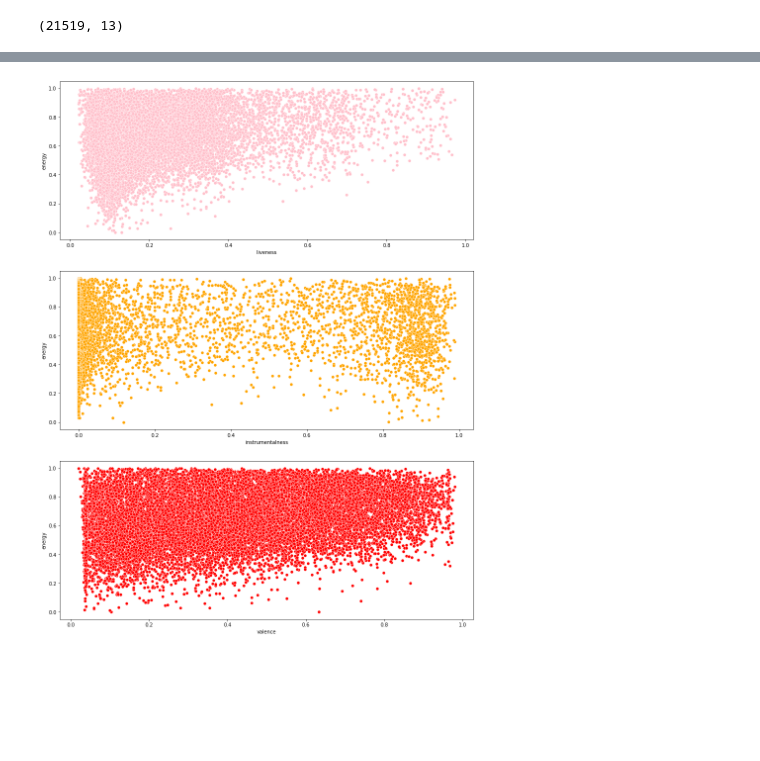
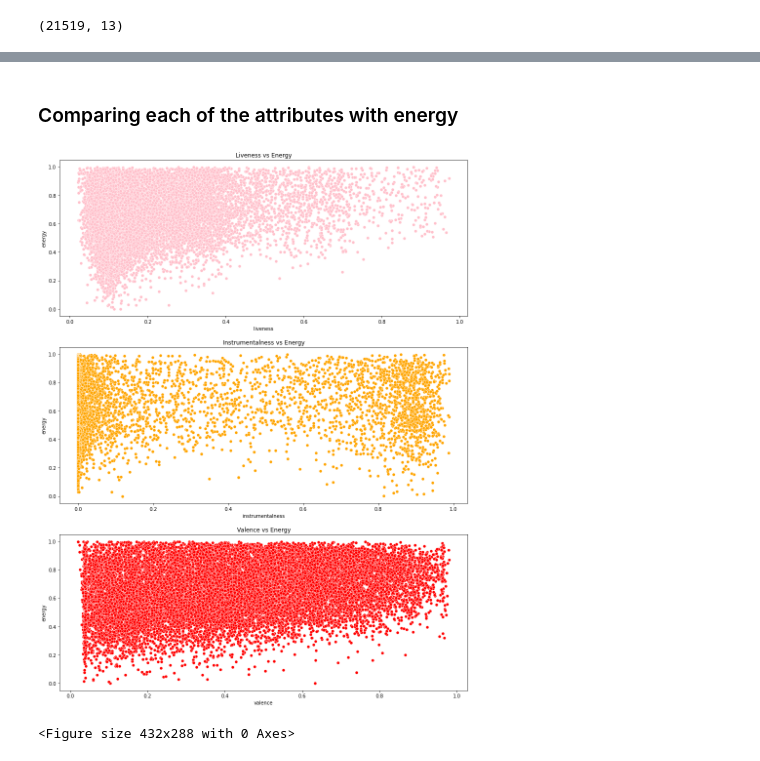
Before and after one commit to olalekeolaleke/Track-Information-and-Mood-Detector, a Jupyter notebook: analysis.ipynb, the cells around one changed output, grey strips where cells are left out. Cells and saved outputs as stored; diff of their text form; code cells hidden in the pictures; blank space fills up the shorter version.

```diff
--- a/analysis.ipynb
+++ b/analysis.ipynb
@@ -76,22 +80,34 @@ data_df.describe()
 | 50% | 0.697000 | 0.660000 | 5.000000 | -6.687000 | 1.000000 | 0.133000 | 0.080000 | 0.000001 | ... |
 | 75% | 0.796000 | 0.792000 | 8.000000 | -5.049500 | 1.000000 | 0.277000 | 0.239000 | 0.000713 | ... |
 | max | 0.988000 | 0.999000 | 11.000000 | 3.148000 | 1.000000 | 0.946000 | 0.988000 | 0.989000 | ... |
+# %% [markdown]
+### Comparing each of the attributes with energy
 # %%
+# Comparing Energy with Valence, Instrumentalness and Liveness
+
 fig, ax =plt.subplots(3,1, figsize=(15,20))
 sns.scatterplot(x = data_df['valence'], y = data_df['energy'], ax = ax[2], color = "red")
 sns.scatterplot(x = data_df['instrumentalness'], y = data_df['energy'], ax = ax[1], color = "orange")
 sns.scatterplot(x = data_df['liveness'], y = data_df['energy'], ax = ax[0], color = "pink")
+
+# Adding title to Plots
+fig = plt.figure()
+ax[2].title.set_text('Valence vs Energy')
+ax[1].title.set_text('Instrumentalness vs Energy')
+ax[0].title.set_text('Liveness vs Energy')
+
 
 def save_multi_image(filename):
     pp = PdfPages(filename)
     fig_nums = plt.get_fignums()
     figs = [plt.figure(n) for n in fig_nums]
     for fig in figs:
         fig.savefig(pp, format='pdf')
     pp.close()
 
 filename = "multi.pdf"
 save_multi_image(filename)
 # %% [output]
-[figure, old version]
+[figure, new version]
+<Figure size 432x288 with 0 Axes>
 # %%
```
Also changed, not shown: parts of 4 cells of this notebook.
